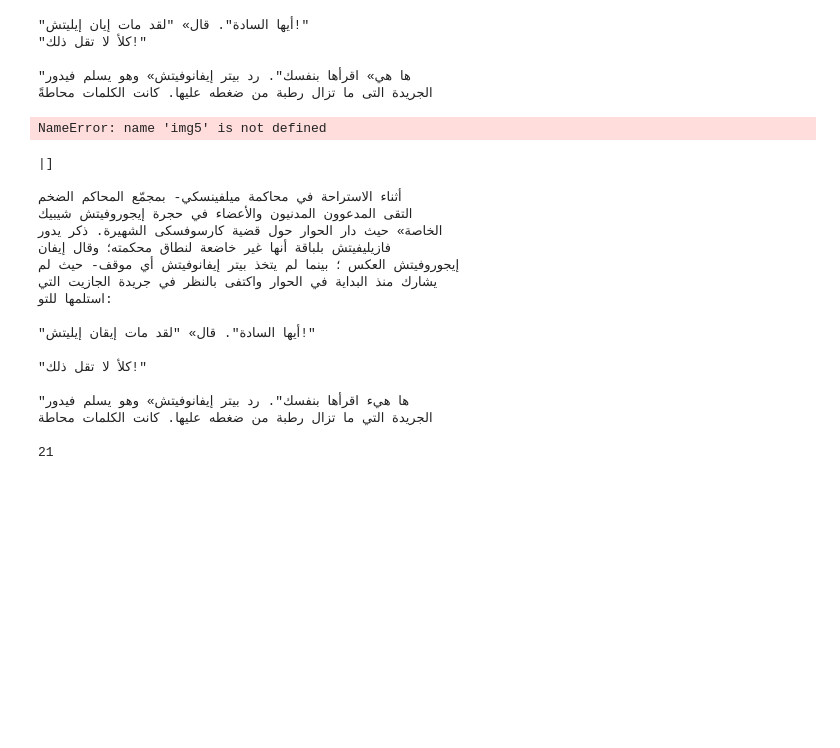
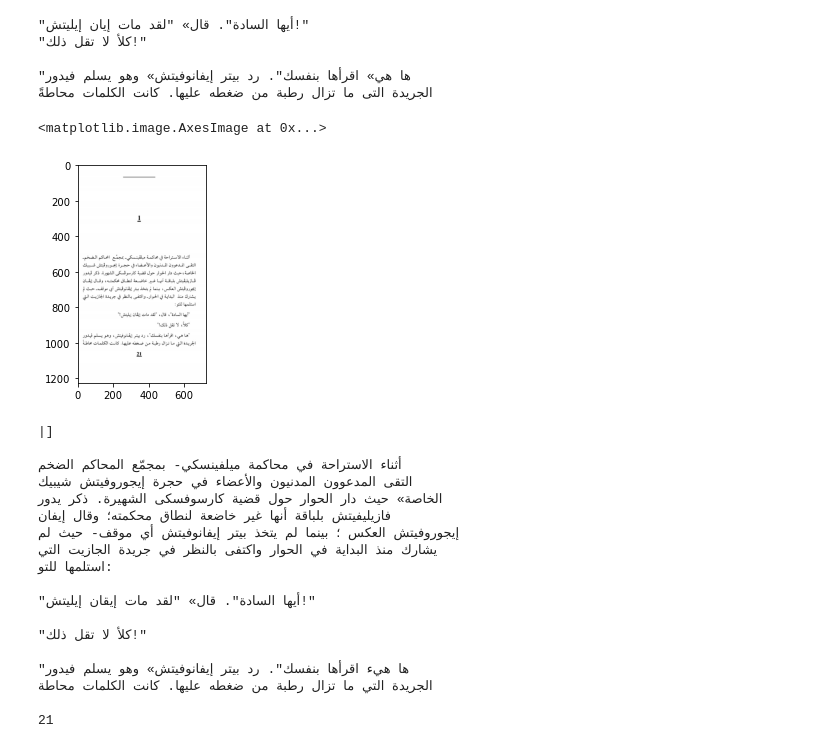
Before and after one commit to geehaad/OCR, a Jupyter notebook: Tesseract.ipynb, the cells around one changed output. Saved outputs shown, nothing was run; the diff lists cells and outputs as text; code cells hidden in the pictures; blank space fills up the shorter version.

```diff
--- a/Tesseract.ipynb
+++ b/Tesseract.ipynb
@@ -66,8 +73,9 @@ print(text4)
 "ها هي» اقرأها بنفسك". رد بيتر إيفانوفيتش» وهو يسلم فيدور
 الجريدة التى ما تزال رطبة من ضغطه عليها. كانت الكلمات محاطةً
 # %%
-img4 = cv2.imread('img5.jpeg')
+img5 = cv2.imread('./img/img5.jpeg')
 plt.imshow(img5)
 # %% [output]
-NameError: name 'img5' is not defined
+<matplotlib.image.AxesImage at 0x...>
+[figure, added]
 # %%
```
Also changed, not shown: parts of 32 cells of this notebook, 1 other file.
